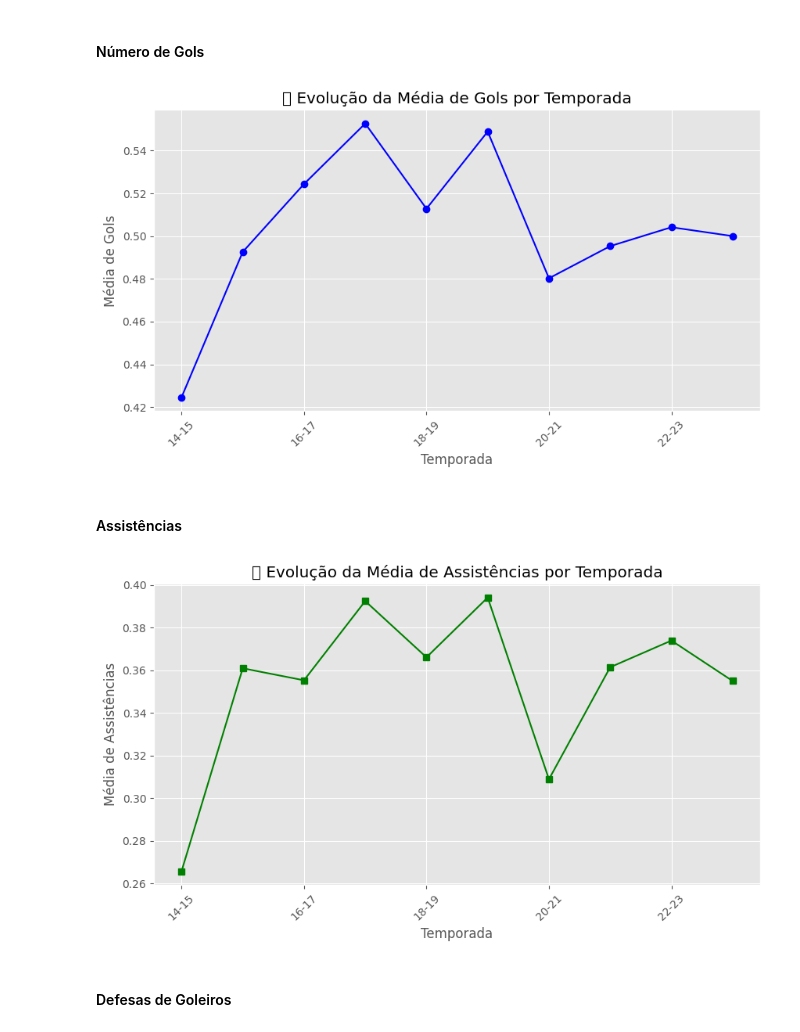
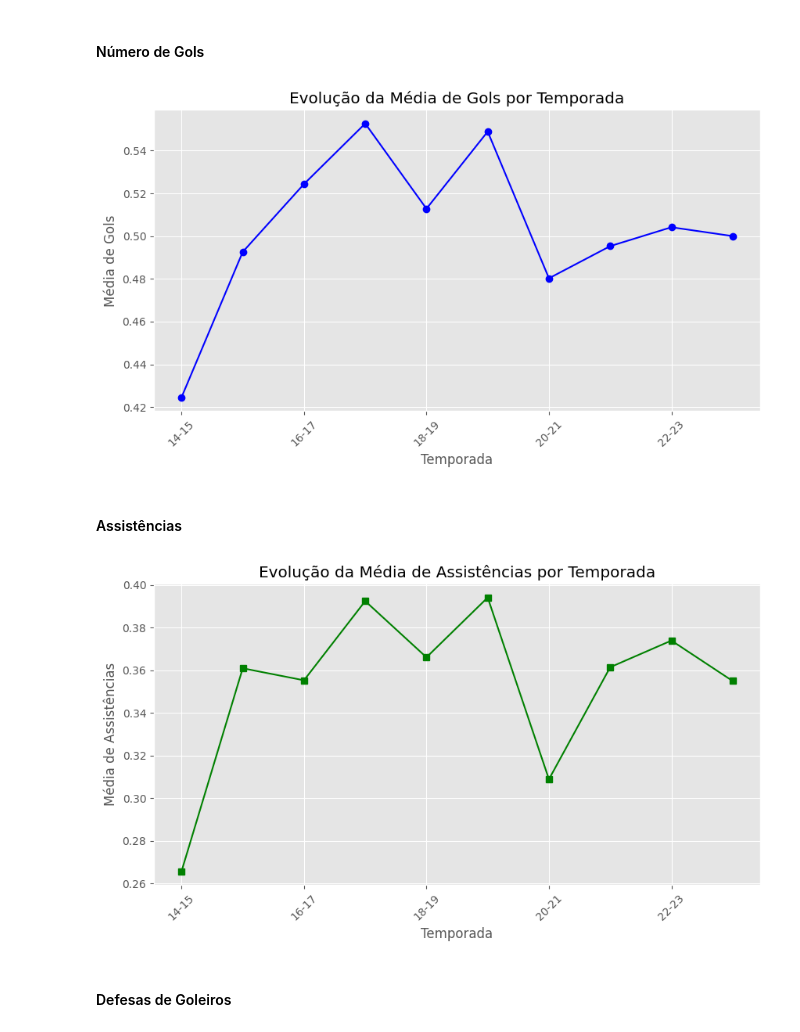
Before and after one commit to gabrierys/Data-Harvesting-Sofascore, a Jupyter notebook: champions_league_analysis.ipynb, the cells around one changed output. Saved outputs shown, nothing was run; the diff lists cells and outputs as text; code cells hidden in the pictures.

```diff
--- a/champions_league_analysis.ipynb
+++ b/champions_league_analysis.ipynb
@@ -578,18 +578,18 @@ print(f"✅ Dados carregados com sucesso! {df_geral.shape[0]} registros no total
 # %%
 # Agrupar por temporada e calcular a média de gols
 df_gols = df_geral.groupby("Temporada")["Gols"].mean()
 
 # Criar o gráfico de evolução dos gols
 plt.figure(figsize=(10, 5))
 df_gols.plot(marker="o", color="b")
-plt.title("📊 Evolução da Média de Gols por Temporada")
+plt.title("Evolução da Média de Gols por Temporada")
 plt.xlabel("Temporada")
 plt.ylabel("Média de Gols")
 plt.xticks(rotation=45)
 plt.grid(True)
 plt.show()
 # %% [output]
-[figure, old version]
+[figure, new version]
 # %% [markdown]
 #### Assistências
 # %%
@@ -599,14 +599,14 @@ df_assistencias = df_geral.groupby("Temporada")["Assistências"].mean()
 # Criar o gráfico de evolução das assistências
 plt.figure(figsize=(10, 5))
 df_assistencias.plot(marker="s", color="g")
-plt.title("📊 Evolução da Média de Assistências por Temporada")
+plt.title("Evolução da Média de Assistências por Temporada")
 plt.xlabel("Temporada")
 plt.ylabel("Média de Assistências")
 plt.xticks(rotation=45)
 plt.grid(True)
 plt.show()
 # %% [output]
-[figure, old version]
+[figure, new version]
 # %% [markdown]
 #### Defesas de Goleiros
 # %%
```
Also changed, not shown: parts of 2 cells of this notebook.
